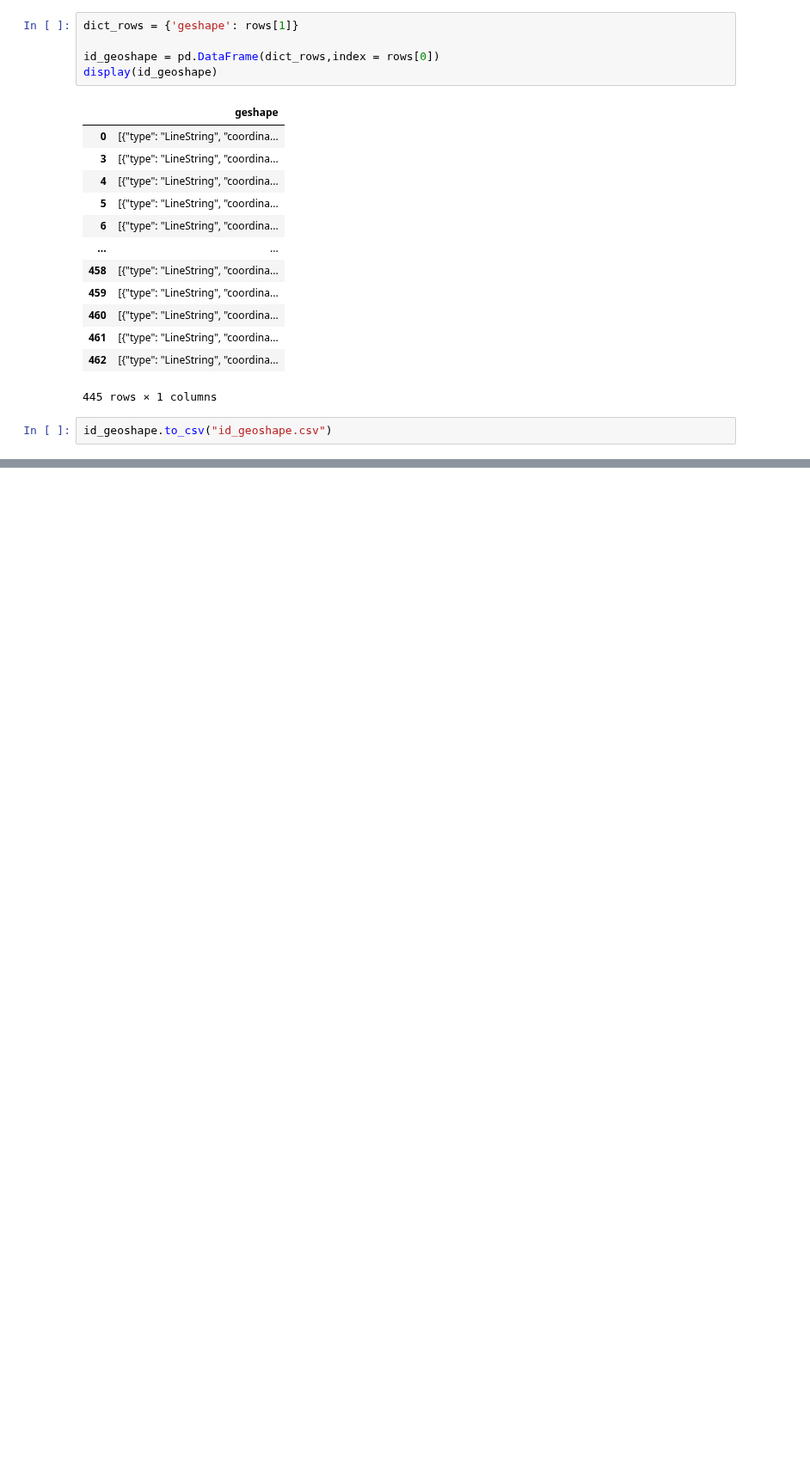
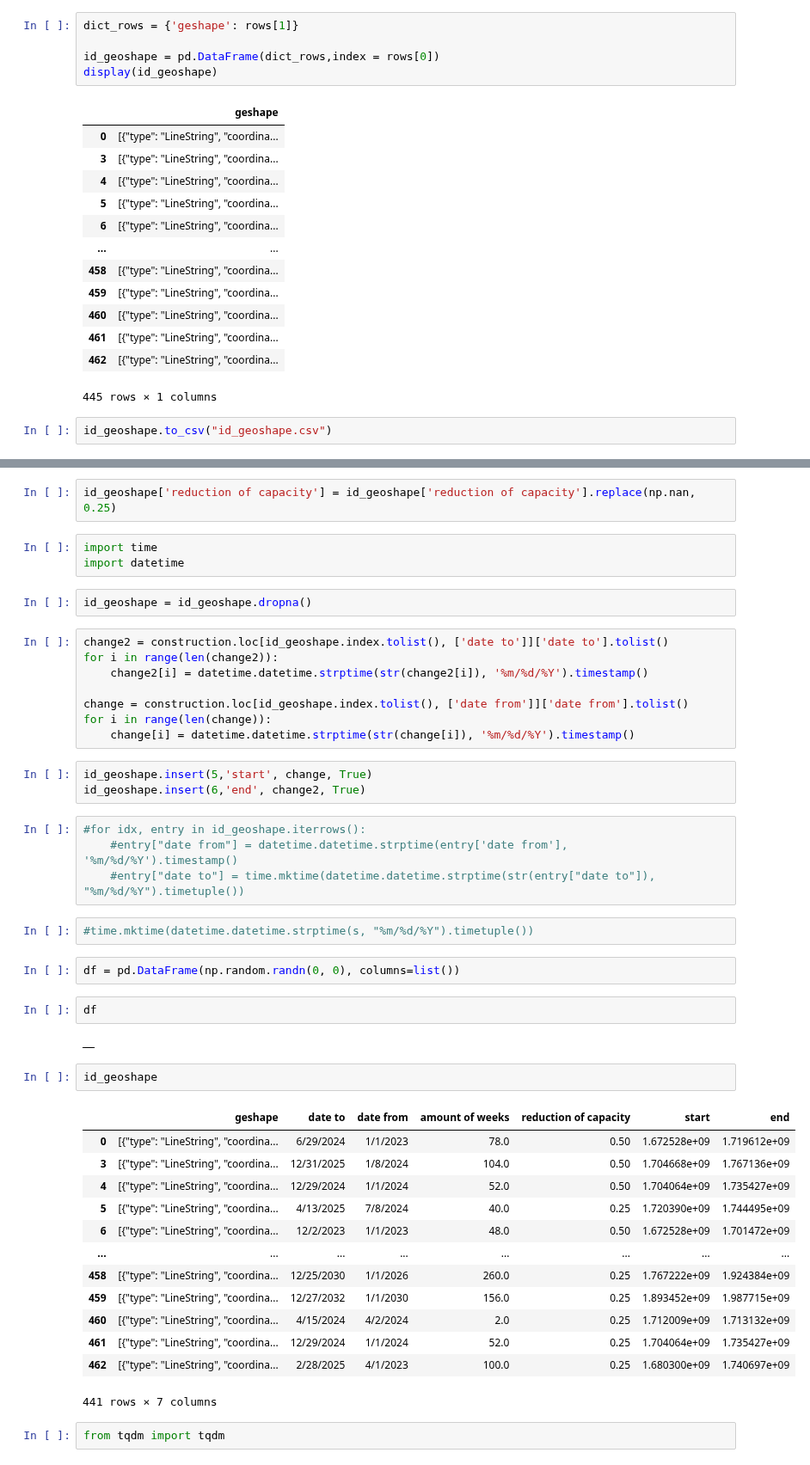
Before and after one commit to oalkayacd/polyhack2020, a Jupyter notebook: build_graph.ipynb, the cells around one changed output, grey strips where cells are left out. Shown at 86% size. Cells and saved outputs as stored; diff of their text form; blank space fills up the shorter version.

```diff
--- a/build_graph.ipynb
+++ b/build_graph.ipynb
@@ -398,0 +441,48 @@ id_geoshape.to_csv("id_geoshape.csv")
+# %%
+id_geoshape['reduction of capacity'] = id_geoshape['reduction of capacity'].replace(np.nan, 0.25)
+# %%
+import time
+import datetime
+# %%
+id_geoshape = id_geoshape.dropna()
+# %%
+change2 = construction.loc[id_geoshape.index.tolist(), ['date to']]['date to'].tolist()
+for i in range(len(change2)):
+    change2[i] = datetime.datetime.strptime(str(change2[i]), '%m/%d/%Y').timestamp()
+
+change = construction.loc[id_geoshape.index.tolist(), ['date from']]['date from'].tolist()
+for i in range(len(change)):
+    change[i] = datetime.datetime.strptime(str(change[i]), '%m/%d/%Y').timestamp()
+# %%
+id_geoshape.insert(5,'start', change, True)
+id_geoshape.insert(6,'end', change2, True)
+# %%
+#for idx, entry in id_geoshape.iterrows():
+    #entry["date from"] = datetime.datetime.strptime(entry['date from'], '%m/%d/%Y').timestamp()
+    #entry["date to"] = time.mktime(datetime.datetime.strptime(str(entry["date to"]), "%m/%d/%Y").timetuple())
+# %%
+#time.mktime(datetime.datetime.strptime(s, "%m/%d/%Y").timetuple())
+# %%
+df = pd.DataFrame(np.random.randn(0, 0), columns=list())
+# %%
+df
+# %% [output]
+|  |
+# %%
+id_geoshape
+# %% [output]
+|  | geshape | date to | date from | amount of weeks | reduction of capacity | start | end |
+| 0 | [{"type": "LineString", "coordina... | 6/29/2024 | 1/1/2023 | 78.0 | 0.50 | 1.672528e+09 | 1.719612e+09 |
+| 3 | [{"type": "LineString", "coordina... | 12/31/2025 | 1/8/2024 | 104.0 | 0.50 | 1.704668e+09 | 1.767136e+09 |
+| 4 | [{"type": "LineString", "coordina... | 12/29/2024 | 1/1/2024 | 52.0 | 0.50 | 1.704064e+09 | 1.735427e+09 |
+| 5 | [{"type": "LineString", "coordina... | 4/13/2025 | 7/8/2024 | 40.0 | 0.25 | 1.720390e+09 | 1.744495e+09 |
+| 6 | [{"type": "LineString", "coordina... | 12/2/2023 | 1/1/2023 | 48.0 | 0.50 | 1.672528e+09 | 1.701472e+09 |
+| ... | ... | ... | ... | ... | ... | ... | ... |
+| 458 | [{"type": "LineString", "coordina... | 12/25/2030 | 1/1/2026 | 260.0 | 0.25 | 1.767222e+09 | 1.924384e+09 |
+| 459 | [{"type": "LineString", "coordina... | 12/27/2032 | 1/1/2030 | 156.0 | 0.25 | 1.893452e+09 | 1.987715e+09 |
+| 460 | [{"type": "LineString", "coordina... | 4/15/2024 | 4/2/2024 | 2.0 | 0.25 | 1.712009e+09 | 1.713132e+09 |
+| 461 | [{"type": "LineString", "coordina... | 12/29/2024 | 1/1/2024 | 52.0 | 0.25 | 1.704064e+09 | 1.735427e+09 |
+| 462 | [{"type": "LineString", "coordina... | 2/28/2025 | 4/1/2023 | 100.0 | 0.25 | 1.680300e+09 | 1.740697e+09 |
+441 rows × 7 columns
+# %%
+from tqdm import tqdm
```
Also changed, not shown: parts of 10 cells of this notebook, 1 other file.
